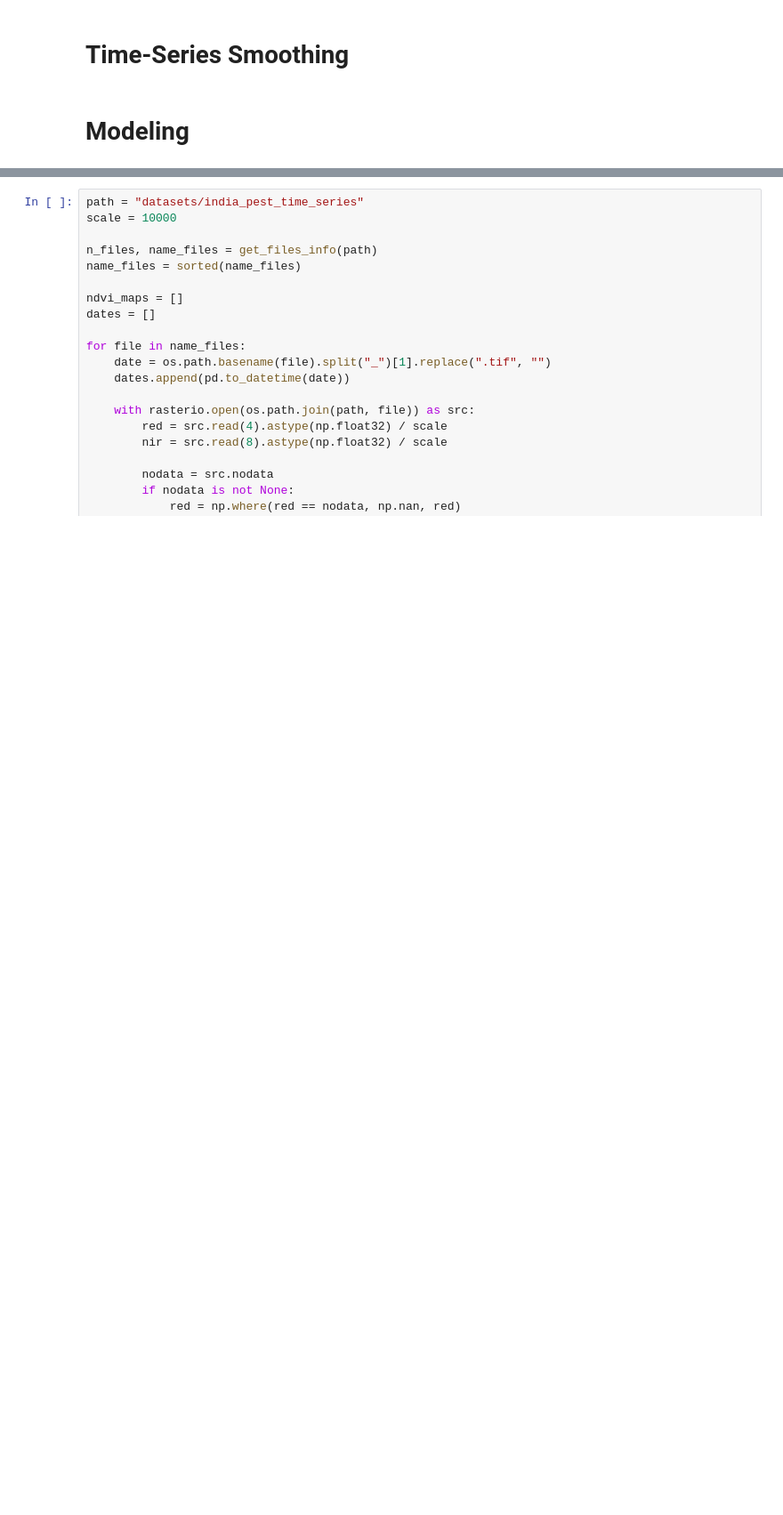
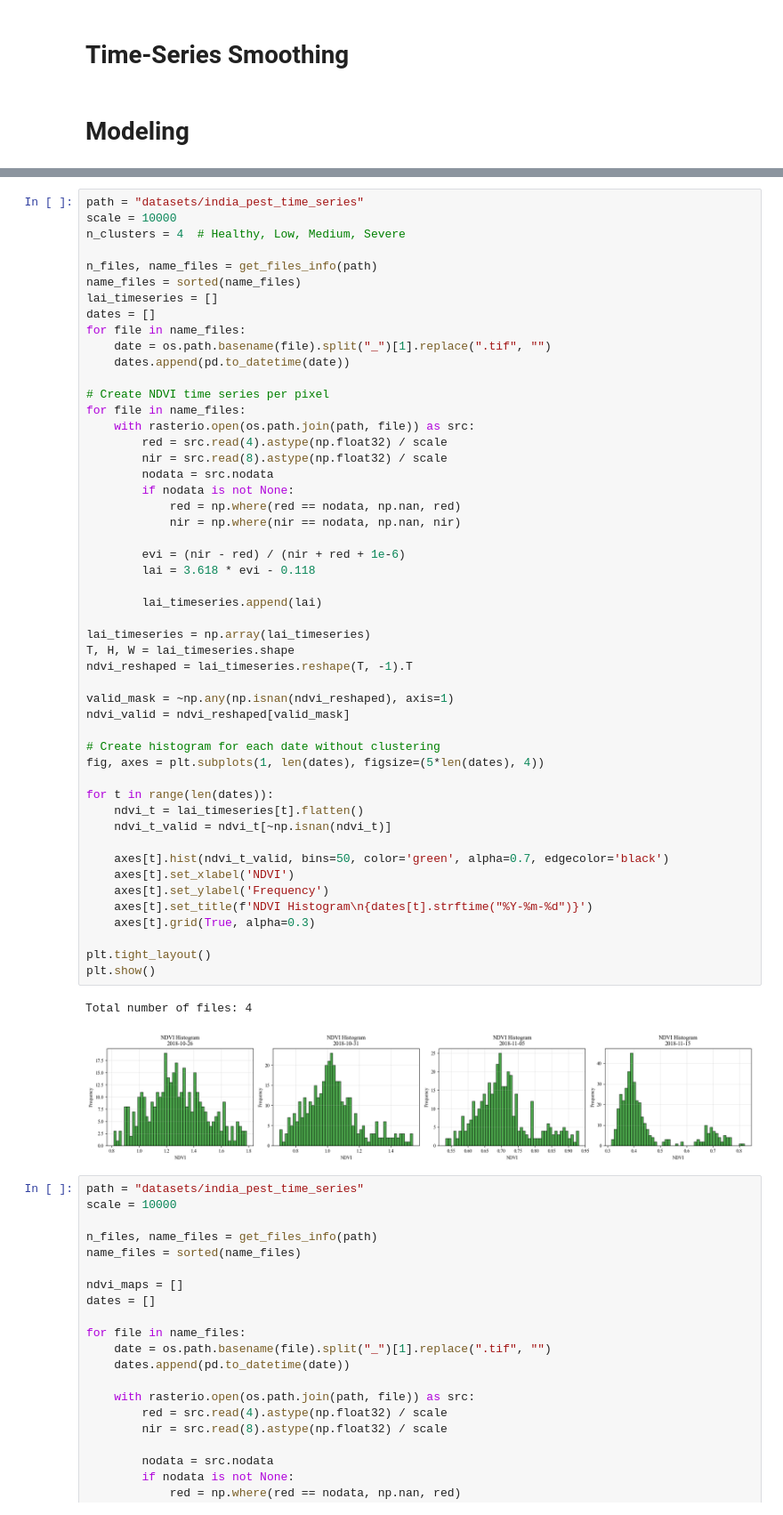
Before and after one commit to fekenzofugi/rsad-time-series, a Jupyter notebook: india.ipynb, the cells around one changed output, grey strips where cells are left out. Shown at 89% size. Saved outputs shown, nothing was run; the diff lists cells and outputs as text; blank space fills up the shorter version.

```diff
--- a/india.ipynb
+++ b/india.ipynb
@@ -716,3 +809,56 @@ ndvi_valid = ndvi_reshaped[valid_mask]
+# %%
+path = "datasets/india_pest_time_series"
+scale = 10000
+n_clusters = 4  # Healthy, Low, Medium, Severe
+
+n_files, name_files = get_files_info(path)
+name_files = sorted(name_files)
+lai_timeseries = []
+dates = []
+for file in name_files:
+    date = os.path.basename(file).split("_")[1].replace(".tif", "")
+    dates.append(pd.to_datetime(date))
+
+# Create NDVI time series per pixel
+for file in name_files:
+    with rasterio.open(os.path.join(path, file)) as src:
+        red = src.read(4).astype(np.float32) / scale
+        nir = src.read(8).astype(np.float32) / scale
+        nodata = src.nodata
+        if nodata is not None:
+            red = np.where(red == nodata, np.nan, red)
+            nir = np.where(nir == nodata, np.nan, nir)
+
+        evi = (nir - red) / (nir + red + 1e-6)
+        lai = 3.618 * evi - 0.118
+
+        lai_timeseries.append(lai)
+
+lai_timeseries = np.array(lai_timeseries)
+T, H, W = lai_timeseries.shape
+ndvi_reshaped = lai_timeseries.reshape(T, -1).T
+
+valid_mask = ~np.any(np.isnan(ndvi_reshaped), axis=1)
+ndvi_valid = ndvi_reshaped[valid_mask]
+
+# Create histogram for each date without clustering
+fig, axes = plt.subplots(1, len(dates), figsize=(5*len(dates), 4))
+
+for t in range(len(dates)):
+    ndvi_t = lai_timeseries[t].flatten()
+    ndvi_t_valid = ndvi_t[~np.isnan(ndvi_t)]
+
+    axes[t].hist(ndvi_t_valid, bins=50, color='green', alpha=0.7, edgecolor='black')
+    axes[t].set_xlabel('NDVI')
+    axes[t].set_ylabel('Frequency')
+    axes[t].set_title(f'NDVI Histogram\n{dates[t].strftime("%Y-%m-%d")}')
+    axes[t].grid(True, alpha=0.3)
+
+plt.tight_layout()
+plt.show()
+# %% [output]
+Total number of files: 4
+[figure, added]
 # %%
 path = "datasets/india_pest_time_series"
 scale = 10000
```
Also changed, not shown: parts of 8 cells of this notebook, 9 other files.
